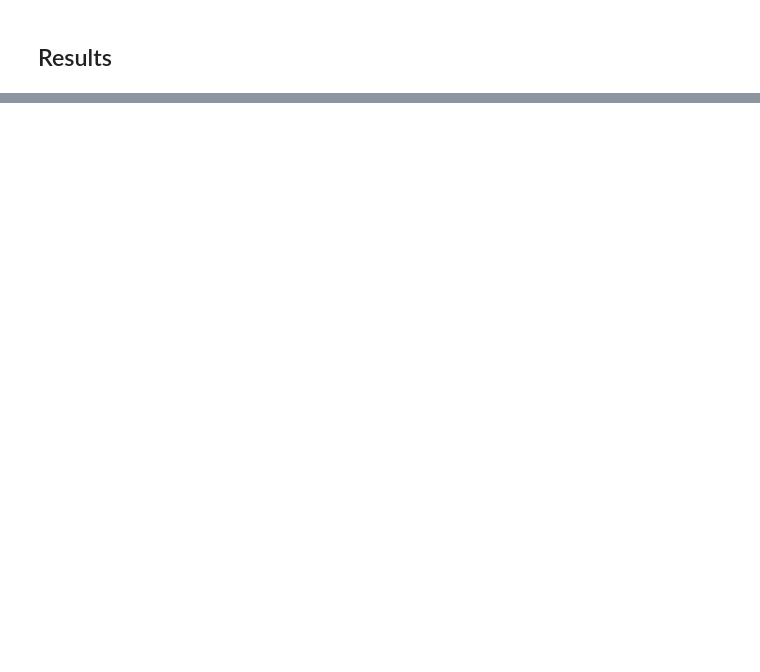
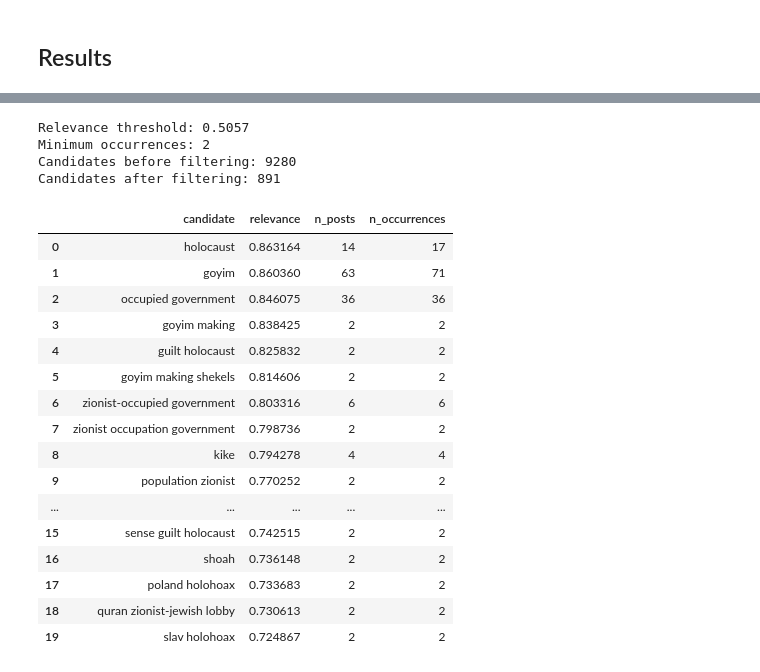
Before and after one commit to FaureArm/Emerging_Coded_Hate_Speech, a Jupyter notebook: Reproduce.ipynb, the cells around one changed output, grey strips where cells are left out. Saved outputs shown, nothing was run; the diff lists cells and outputs as text; code cells hidden in the pictures; blank space fills up the shorter version.

```diff
--- a/Reproduce.ipynb
+++ b/Reproduce.ipynb
@@ -1134,0 +1414,43 @@ Example of candidate embedding: [ 3.80721062e-01  7.17023075e-01  3.14350158e-01
+# %%
+# filter all candidates below the mean of all candidates, as well as min requirement of number of occurences
+
+# relevance filter
+relevance_threshold = candidate_scores["relevance"].mean()
+
+# number of occurences filter
+median_occurrences = candidate_scores["n_occurrences"].median()
+occurrence_threshold = max(2, int(np.ceil(median_occurrences)))
+
+filtered_candidates = ranked_candidates.loc[
+    (ranked_candidates["relevance"] > relevance_threshold)
+    & (ranked_candidates["n_occurrences"] >= occurrence_threshold)
+].reset_index(drop=True)
+
+print(f"Relevance threshold: {relevance_threshold:.4f}")
+print(f"Minimum occurrences: {occurrence_threshold}")
+print(f"Candidates before filtering: {len(ranked_candidates)}")
+print(f"Candidates after filtering: {len(filtered_candidates)}")
+
+filtered_candidates.head(20)
+# %% [output]
+Relevance threshold: 0.5057
+Minimum occurrences: 2
+Candidates before filtering: 9280
+Candidates after filtering: 891
+|  | candidate | relevance | n_posts | n_occurrences |
+| 0 | holocaust | 0.863164 | 14 | 17 |
+| 1 | goyim | 0.860360 | 63 | 71 |
+| 2 | occupied government | 0.846075 | 36 | 36 |
+| 3 | goyim making | 0.838425 | 2 | 2 |
+| 4 | guilt holocaust | 0.825832 | 2 | 2 |
+| 5 | goyim making shekels | 0.814606 | 2 | 2 |
+| 6 | zionist-occupied government | 0.803316 | 6 | 6 |
+| 7 | zionist occupation government | 0.798736 | 2 | 2 |
+| 8 | kike | 0.794278 | 4 | 4 |
+| 9 | population zionist | 0.770252 | 2 | 2 |
+| ... | ... | ... | ... | ... |
+| 15 | sense guilt holocaust | 0.742515 | 2 | 2 |
+| 16 | shoah | 0.736148 | 2 | 2 |
+| 17 | poland holohoax | 0.733683 | 2 | 2 |
+| 18 | quran zionist-jewish lobby | 0.730613 | 2 | 2 |
+| 19 | slav holohoax | 0.724867 | 2 | 2 |
```
Also changed, not shown: parts of 33 cells of this notebook.
